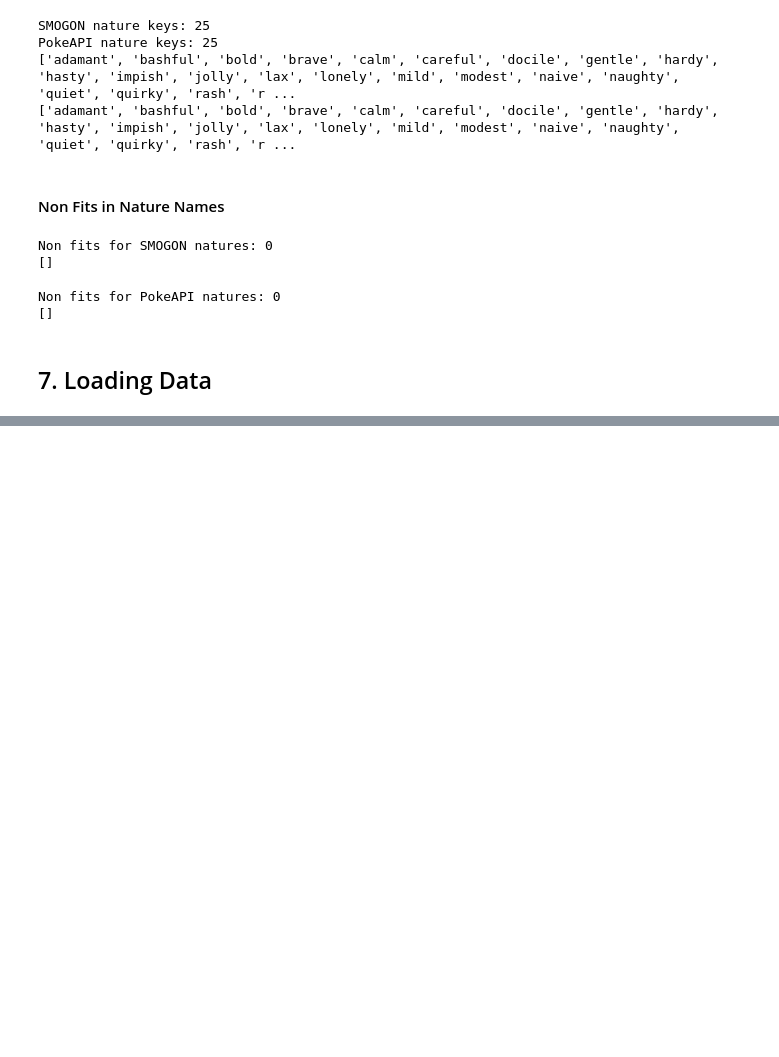
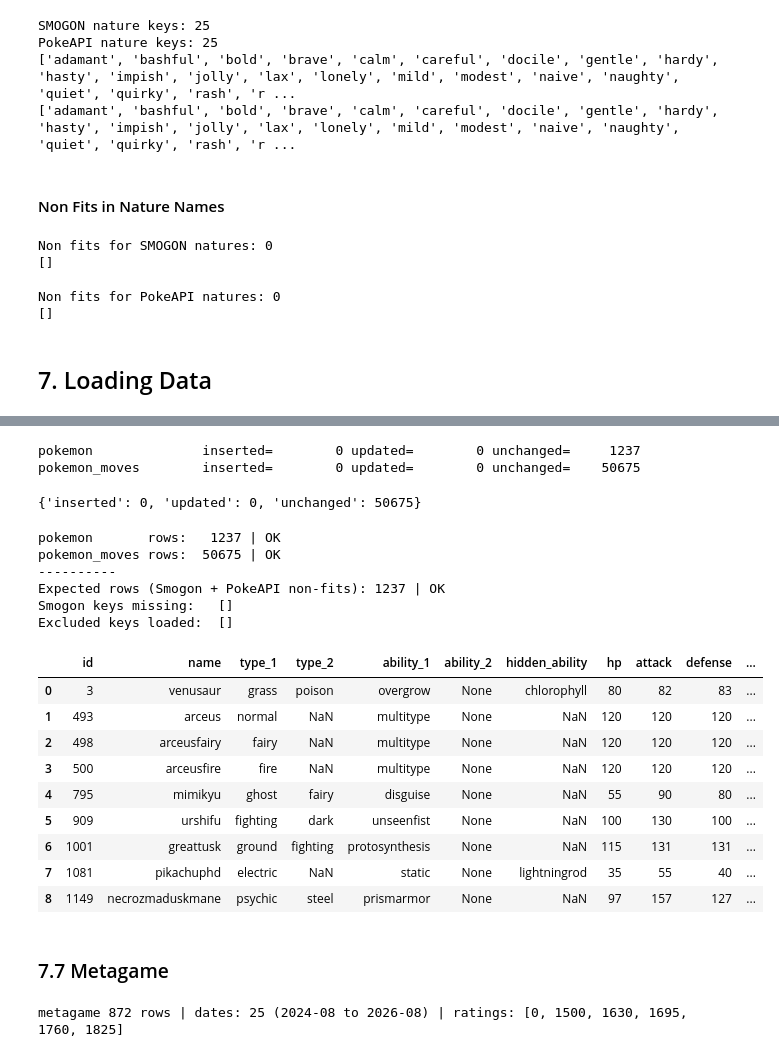
Before and after one commit to Roldao-Neto/Competitive_Pokemon_Data_Analysis, a Jupyter notebook: src/3-gold/parquet_postgres.ipynb, the cells around one changed output, grey strips where cells are left out. Saved outputs shown, nothing was run; the diff lists cells and outputs as text; code cells hidden in the pictures; blank space fills up the shorter version.

```diff
--- a/src/3-gold/parquet_postgres.ipynb
+++ b/src/3-gold/parquet_postgres.ipynb
@@ -1023,0 +1643,80 @@ Load the dimensions first, then `metagame`, `usage` and the child tables. The lo
+# %%
+upsert(pokemon_df, "pokemon", ["name"])
+
+# name -> id, used by pokemon_moves and the usage tables (7.8 and 7.9)
+pokemon_ids = fetch_ids("pokemon", "name")
+
+pokemon_moves_df = (
+    pd.DataFrame({
+        "pokemon_id": to_ids(pokemon_learnsets["name"], pokemon_ids, "pokemon_moves pokemon"),
+        "move_id":    to_ids(pokemon_learnsets["move"], move_ids, "pokemon_moves move"),
+    })
+    .sort_values(["pokemon_id", "move_id"])
+    .reset_index(drop=True)
+)
+
+upsert(pokemon_moves_df, "pokemon_moves", ["pokemon_id", "move_id"])
+# %% [output]
+pokemon              inserted=        0 updated=        0 unchanged=     1237
+pokemon_moves        inserted=        0 updated=        0 unchanged=    50675
+{'inserted': 0, 'updated': 0, 'unchanged': 50675}
+# %%
+# Check: rows in the database == DataFrames, every Smogon key loaded, no excluded key loaded, and a few Pokemon read back
+with engine.connect() as connection:
+    for table_name, df in {"pokemon": pokemon_df, "pokemon_moves": pokemon_moves_df}.items():
+        actual = connection.execute(text(f"SELECT count(*) FROM {quote(table_name)}")).scalar_one()
+        print(f"{table_name:<13} rows: {actual:>6} | {'OK' if actual == len(df) else f'EXPECTED {len(df)}'}")
+
+    sample = pd.read_sql(text('''
+        SELECT p.id, p.name, t1.name AS type_1, t2.name AS type_2, a1.name AS ability_1, a2.name AS ability_2, ha.name AS hidden_ability,
+               p.hp, p.attack, p.defense, p.special_attack, p.special_defense, p.speed, p.is_fully_evolved,
+               (SELECT count(*) FROM pokemon_moves pm WHERE pm.pokemon_id = p.id) AS moves
+        FROM pokemon p
+        JOIN "type" t1 ON t1.id = p.type_1_id
+        LEFT JOIN "type" t2 ON t2.id = p.type_2_id
+        LEFT JOIN ability a1 ON a1.id = p.ability_1_id
+        LEFT JOIN ability a2 ON a2.id = p.ability_2_id
+        LEFT JOIN ability ha ON ha.id = p.hidden_ability_id
+        WHERE p.name IN ('venusaur', 'arceus', 'arceusfire', 'arceusfairy', 'mimikyu', 'urshifu', 'necrozmaduskmane', 'greattusk', 'pikachuphd')
+        ORDER BY p.id
+    '''), connection)
+
+print("----------")
+print(f"Expected rows (Smogon + PokeAPI non-fits): {len(smogon_pokemon_keys) + len(pokeapi_non_fits)} | {'OK' if len(pokemon_ids) == len(smogon_pokemon_keys) + len(pokeapi_non_fits) else 'MISMATCH'}")
+print(f"Smogon keys missing:   {sorted(set(smogon_pokemon_keys) - set(pokemon_ids))}")
+print(f"Excluded keys loaded:  {sorted(excluded_keys & set(pokemon_ids))}")
+sample
+# %% [output]
+pokemon       rows:   1237 | OK
+pokemon_moves rows:  50675 | OK
+----------
+Expected rows (Smogon + PokeAPI non-fits): 1237 | OK
+Smogon keys missing:   []
+Excluded keys loaded:  []
+|  | id | name | type_1 | type_2 | ability_1 | ability_2 | hidden_ability | hp | attack | defense | ... |
+| 0 | 3 | venusaur | grass | poison | overgrow | None | chlorophyll | 80 | 82 | 83 | ... |
+| 1 | 493 | arceus | normal | NaN | multitype | None | NaN | 120 | 120 | 120 | ... |
+| 2 | 498 | arceusfairy | fairy | NaN | multitype | None | NaN | 120 | 120 | 120 | ... |
+| 3 | 500 | arceusfire | fire | NaN | multitype | None | NaN | 120 | 120 | 120 | ... |
+| 4 | 795 | mimikyu | ghost | fairy | disguise | None | NaN | 55 | 90 | 80 | ... |
+| 5 | 909 | urshifu | fighting | dark | unseenfist | None | NaN | 100 | 130 | 100 | ... |
+| 6 | 1001 | greattusk | ground | fighting | protosynthesis | None | NaN | 115 | 131 | 131 | ... |
+| 7 | 1081 | pikachuphd | electric | NaN | static | None | lightningrod | 35 | 55 | 40 | ... |
+| 8 | 1149 | necrozmaduskmane | psychic | steel | prismarmor | None | NaN | 97 | 157 | 127 | ... |
+# %% [markdown]
+### 7.7 Metagame
+# %%
+metagame = pd.read_parquet(SILVER_PATH / "Smogon" / "metagame.parquet")
+
+metagame_df = metagame[["date", "rating", "n_battles"]].copy()
+metagame_df["category_id"] = to_ids(metagame["category"].map(normalize_name), lookup_ids["smogon_category"], "metagame category")
+
+metagame_df = (
+    metagame_df[["date", "category_id", "rating", "n_battles"]]
+    .sort_values(["date", "category_id", "rating"])
+    .reset_index(drop=True)
+)
+
+print(f"metagame {len(metagame_df)} rows | dates: {metagame_df['date'].nunique()} ({metagame_df['date'].min():%Y-%m} to {metagame_df['date'].max():%Y-%m}) | ratings: {sorted(metagame_df['rating'].unique().tolist())}")
+# %% [output]
+metagame 872 rows | dates: 25 (2024-08 to 2026-08) | ratings: [0, 1500, 1630, 1695, 1760, 1825]
```
Also changed, not shown: parts of 55 cells of this notebook.
